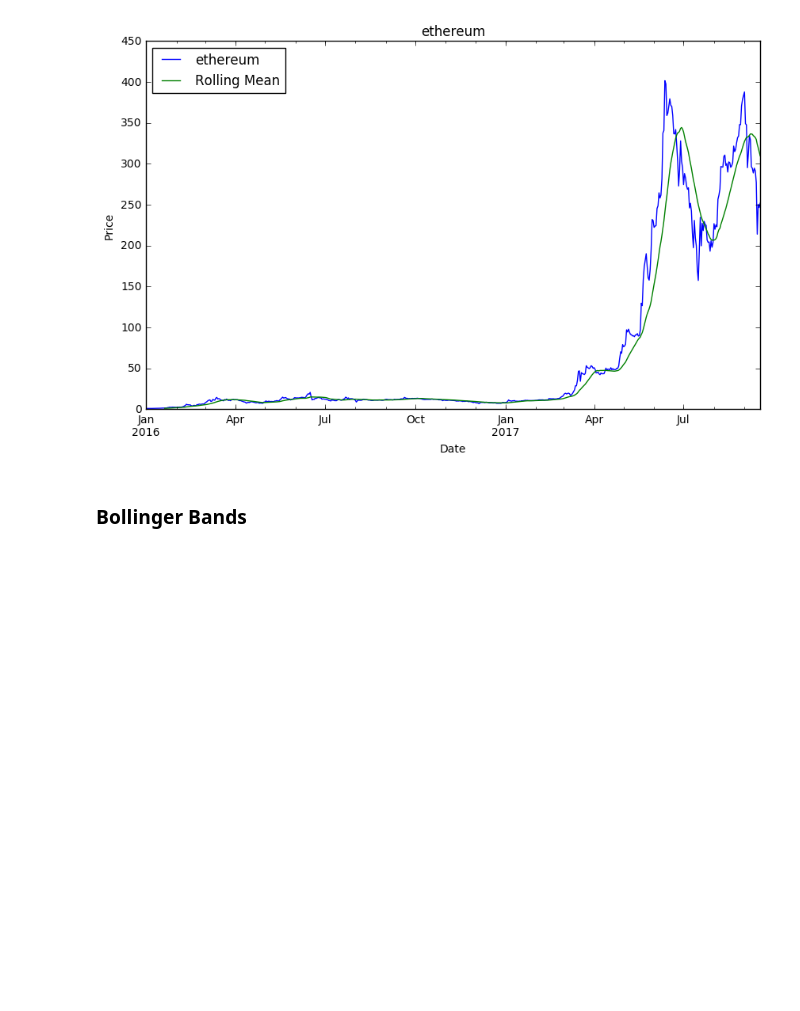
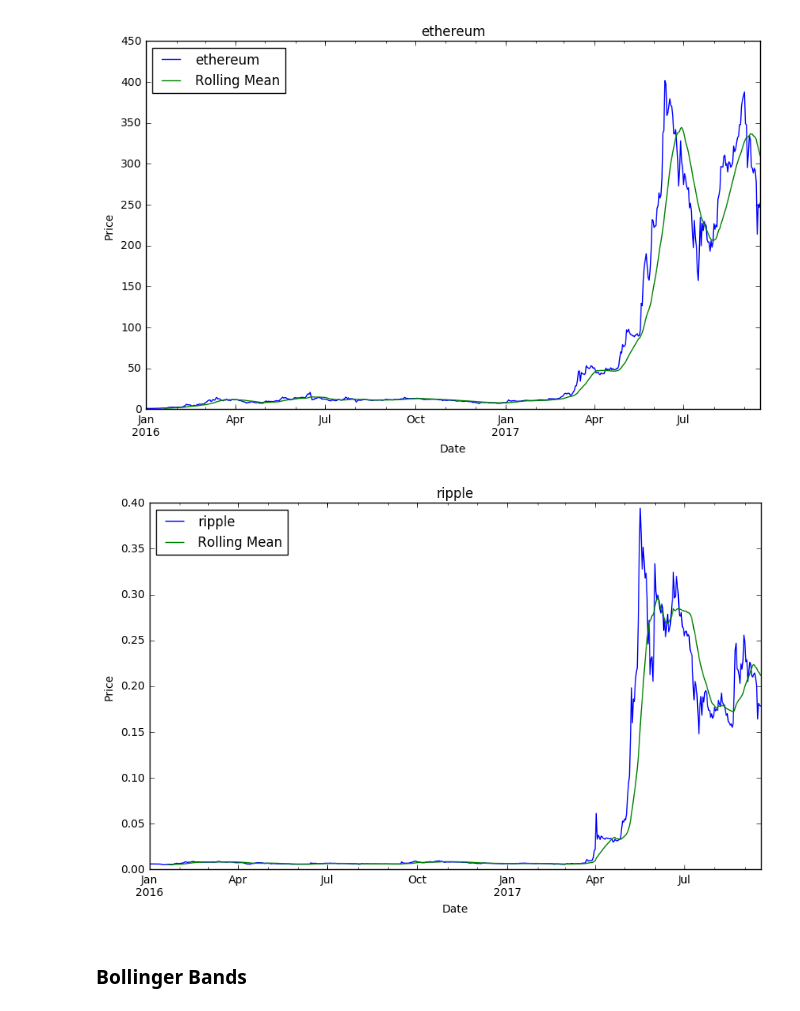
Before and after one commit to guangzhixie/cryptocurrency-time-series, a Jupyter notebook: Cryptocurrencies_EDA.ipynb, the cells around one changed output. Saved outputs shown, nothing was run; the diff lists cells and outputs as text; code cells hidden in the pictures; blank space fills up the shorter version.

```diff
--- a/Cryptocurrencies_EDA.ipynb
+++ b/Cryptocurrencies_EDA.ipynb
@@ -127,6 +130,10 @@ plot_rolling_mean('bitcoin')
 plot_rolling_mean('ethereum')
 # %% [output]
 [figure]
+# %%
+plot_rolling_mean('ripple')
+# %% [output]
+[figure, added]
 # %% [markdown]
 ### Bollinger Bands
 # %%
```
Also changed, not shown: parts of 31 cells of this notebook.
